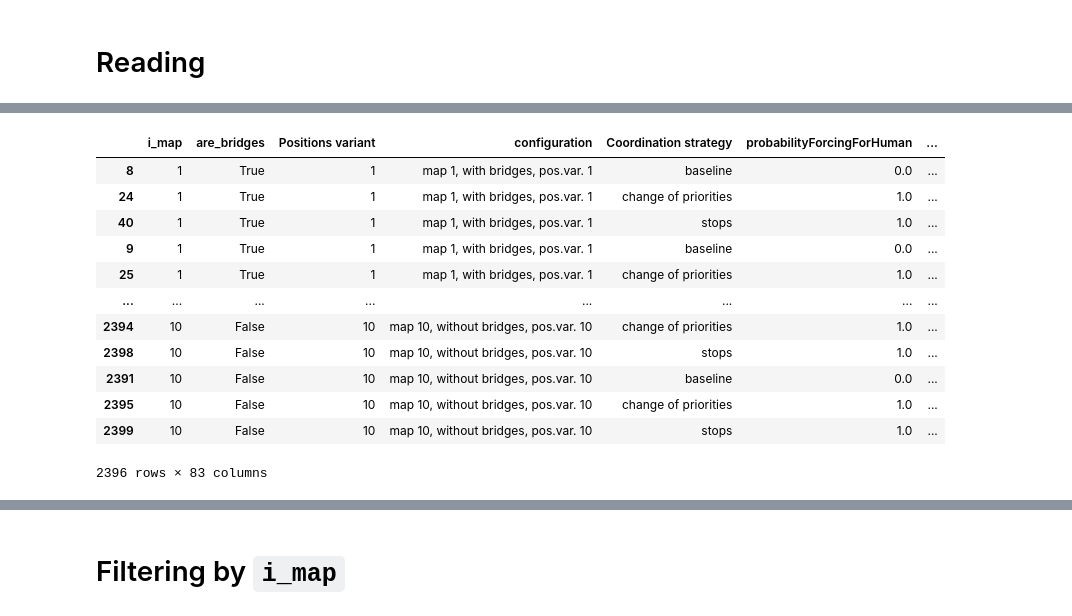
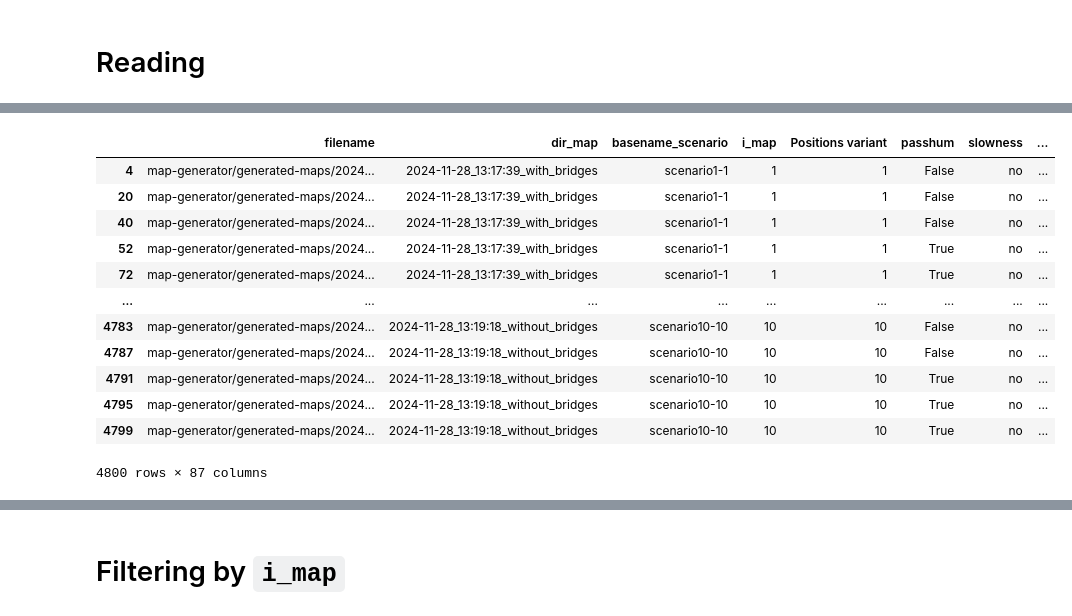
Before and after one commit to Olga-Mironenko/coordination_oru, a Jupyter notebook: scenario-analysis/analysis.ipynb, the cells around one changed output, grey strips where cells are left out. Saved outputs shown, nothing was run; the diff lists cells and outputs as text; code cells hidden in the pictures.

Commit message:
analysis.ipynb, plot_all.ipynb: added some support for scenarios in the form of `$filename, passhum $passhum, slowness $slowness, forcing $forcing`

```diff
--- a/scenario-analysis/analysis.ipynb
+++ b/scenario-analysis/analysis.ipynb
@@ -112,20 +110,20 @@ def combine_tuples(cols, row):
 
 
 def normalize_df(df_orig):
-    df_id = df_orig['Scenario ID'].str.split(r'[;,] ', expand=True)
-    df_id.columns = [
-        'filename', 'Coordination strategy', 'string_seed', 'string_probabilityForcingForHuman', 'heuristic',
-    ]
+    df_id = df_orig['Scenario ID'].str.extract(r'^(?P<filename>.*?)(?P<params>, .*)$', expand=True)
+    # df_id.columns = [
+    #     'filename', 'Coordination strategy', 'string_seed', 'string_probabilityForcingForHuman'
+    # ]
     df_id = pd.concat([
-        df_id,
+        df_id[['filename']],
         df_id['filename'].str.extract(r'(?P<dir_map>[^/]+)/(?P<basename_scenario>[^/]+)[.]json$', expand=True),
-        df_id['filename'].str.extract(
-            r'/scenario(?P<i_map>\d+)-(?P<i_locations>\d+)[.]json$', expand=True
-        ).astype(int),
-        df_id['string_probabilityForcingForHuman'].str.extract(
-            r'^probabilityForcingForHuman (?P<probabilityForcingForHuman>[\d.]+)$', expand=True
-        ).astype(float),
+        df_id['filename'].str.extract(r'/scenario(?P<i_map>\d+)-(?P<i_locations>\d+)[.]json$', expand=True).astype(int),
+        df_id['params'].str.extract(r', passhum (?P<passhum>0|1)\b', expand=True).astype(int).astype(bool),
+        df_id['params'].str.extract(r', slowness (?P<slowness>[^,]+)\b', expand=True),
+        df_id['params'].str.extract(r', forcing (?P<forcing>[^,]+)\b', expand=True).rename(columns={'forcing': 'Coordination strategy'}),
     ], axis=1).rename(columns={'i_locations': 'Positions variant'})
+    # IPython.display.display(df_id)
+    df_id['Coordination strategy'] = df_id['Coordination strategy'].apply(lambda s: 'baseline' if s == 'no' else s)
     df_id['filename_screenshot'] = "../map-generator/generated-maps/" + df_id['dir_map'] + '/screenshots/' + df_id['basename_scenario'] + '.png'
     df_id['are_bridges'] = df_id['dir_map'].str.contains('with_bridges')
     df_id['configuration'] = df_id[
@@ -140,8 +138,7 @@ def normalize_df(df_orig):
                        if col in df_orig.columns]
     df = pd.concat(
         [
-            df_id[['i_map', 'are_bridges', 'Positions variant', 'configuration',
-                   'Coordination strategy', 'probabilityForcingForHuman', 'filename_screenshot']],
+            df_id,
             df_orig['isCanPassFirstActive'].str.extract(
                 r'^hum=(?P<isCanPassFirstHum>false|true), aut=(?P<isCanPassFirstAut>false|true)$', expand=True
             ).apply(lambda col: col == 'true'),
@@ -162,46 +159,46 @@ def normalize_df(df_orig):
     col_lin_d = 'Linearization D'
     pairs_lin_d: List[Tuple[int, str]] = []
     for col in df.columns:
         if col.startswith('Linearization'):
             series = df[col].apply(lambda x: None if pd.isna(x) else tuple(map(float, x.split())))
             #print(col, series)
 
             col_nonnormalized = col + postfix_nonnormalized
             df[col_nonnormalized] = series
             if col.startswith(col_lin_d):
                 id_vehicle = int(col[len(col_lin_d):])
                 pairs_lin_d.append((id_vehicle, col_nonnormalized))
 
             df[col] = series.apply(normalize_linearization)
     # Create new column:
     if pairs_lin_d:
         cols_lin_d = [col for _, col in sorted(pairs_lin_d)]
         df[col_lin_d + postfix_nonnormalized] = df.apply(lambda row: combine_tuples(cols_lin_d, row), axis=1)
 
     df = df.drop(columns=['Is blocked'])
     df['seconds_blocked'] = pd.to_timedelta(df['blocked']).dt.total_seconds()
     df['is_blocked'] = df['seconds_blocked'] >= 5 * 60
 
     return df
 
 
 df_orig_norm = normalize_df(df_orig)
 configuration_to_filename_screenshot = {row['configuration']: row['filename_screenshot'] for _, row in df_orig_norm.iterrows()}
 df_orig_norm
 # %% [output]
-|  | i_map | are_bridges | Positions variant | configuration | Coordination strategy | probabilityForcingForHuman | ... |
-| 8 | 1 | True | 1 | map 1, with bridges, pos.var. 1 | baseline | 0.0 | ... |
-| 24 | 1 | True | 1 | map 1, with bridges, pos.var. 1 | change of priorities | 1.0 | ... |
-| 40 | 1 | True | 1 | map 1, with bridges, pos.var. 1 | stops | 1.0 | ... |
-| 9 | 1 | True | 1 | map 1, with bridges, pos.var. 1 | baseline | 0.0 | ... |
-| 25 | 1 | True | 1 | map 1, with bridges, pos.var. 1 | change of priorities | 1.0 | ... |
-| ... | ... | ... | ... | ... | ... | ... | ... |
-| 2394 | 10 | False | 10 | map 10, without bridges, pos.var. 10 | change of priorities | 1.0 | ... |
-| 2398 | 10 | False | 10 | map 10, without bridges, pos.var. 10 | stops | 1.0 | ... |
-| 2391 | 10 | False | 10 | map 10, without bridges, pos.var. 10 | baseline | 0.0 | ... |
-| 2395 | 10 | False | 10 | map 10, without bridges, pos.var. 10 | change of priorities | 1.0 | ... |
-| 2399 | 10 | False | 10 | map 10, without bridges, pos.var. 10 | stops | 1.0 | ... |
+|  | filename | dir_map | basename_scenario | i_map | Positions variant | passhum | slowness | ... |
+| 4 | map-generator/generated-maps/2024... | 2024-11-28_13:17:39_with_bridges | scenario1-1 | 1 | 1 | False | no | ... |
+| 20 | map-generator/generated-maps/2024... | 2024-11-28_13:17:39_with_bridges | scenario1-1 | 1 | 1 | False | no | ... |
+| 40 | map-generator/generated-maps/2024... | 2024-11-28_13:17:39_with_bridges | scenario1-1 | 1 | 1 | False | no | ... |
+| 52 | map-generator/generated-maps/2024... | 2024-11-28_13:17:39_with_bridges | scenario1-1 | 1 | 1 | True | no | ... |
+| 72 | map-generator/generated-maps/2024... | 2024-11-28_13:17:39_with_bridges | scenario1-1 | 1 | 1 | True | no | ... |
+| ... | ... | ... | ... | ... | ... | ... | ... | ... |
+| 4783 | map-generator/generated-maps/2024... | 2024-11-28_13:19:18_without_bridges | scenario10-10 | 10 | 10 | False | no | ... |
+| 4787 | map-generator/generated-maps/2024... | 2024-11-28_13:19:18_without_bridges | scenario10-10 | 10 | 10 | False | no | ... |
+| 4791 | map-generator/generated-maps/2024... | 2024-11-28_13:19:18_without_bridges | scenario10-10 | 10 | 10 | True | no | ... |
+| 4795 | map-generator/generated-maps/2024... | 2024-11-28_13:19:18_without_bridges | scenario10-10 | 10 | 10 | True | no | ... |
+| 4799 | map-generator/generated-maps/2024... | 2024-11-28_13:19:18_without_bridges | scenario10-10 | 10 | 10 | True | no | ... |
-2396 rows × 83 columns
+4800 rows × 87 columns
 # %%
 df_lin = None if RUNNAME_LINEARIZATIONS is None else read_df_runname(RUNNAME_LINEARIZATIONS)
 df_lin
```
Also changed, not shown: parts of 9 cells of this notebook, 2 other files.
